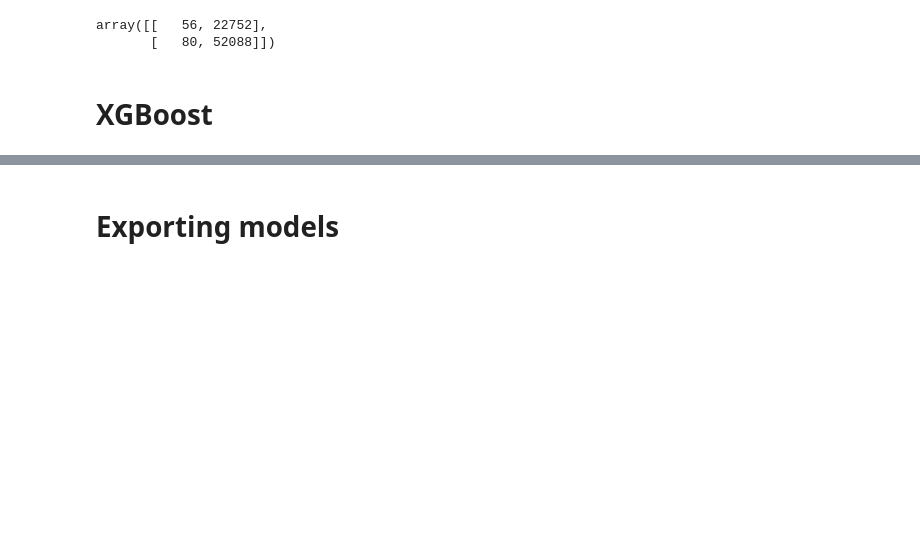
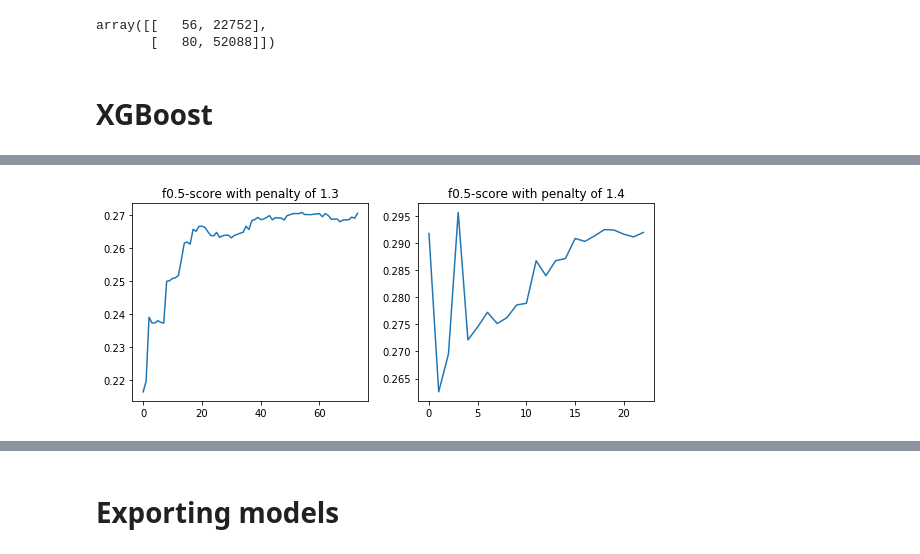
Before and after one commit to edvalente/mlnd-capstone-project, a Jupyter notebook: notebooks/supervised.ipynb, the cells around one changed output, grey strips where cells are left out. Saved outputs shown, nothing was run; the diff lists cells and outputs as text; code cells hidden in the pictures; blank space fills up the shorter version.

Commit message:
Performs refinement

```diff
--- a/notebooks/supervised.ipynb
+++ b/notebooks/supervised.ipynb
@@ -138,0 +415,3 @@ Text(0.5,1,'f1-score over grown trees')
+# %%
+with open('../data/xgb_model_refinement_1.3', 'rb') as f:
+    clf_13 = pickle.load(f)
@@ -138,0 +433,10 @@ Text(0.5,1,'f1-score over grown trees')
+# %%
+fig, ax = plt.subplots(1, 2, figsize=(8, 3.5))
+
+ax[0].plot(np.array([1-i for i in clf_13.evals_result_['validation_1']['inverse_fbeta_score']]))
+ax[0].set_title('f0.5-score with penalty of 1.3')
+ax[1].plot(np.array([1-i for i in clf_14.evals_result_['validation_1']['inverse_fbeta_score']]))
+ax[1].set_title('f0.5-score with penalty of 1.4')
+plt.tight_layout()
+# %% [output]
+[figure, added]
```
Also changed, not shown: parts of 33 cells of this notebook, 1 other file.
